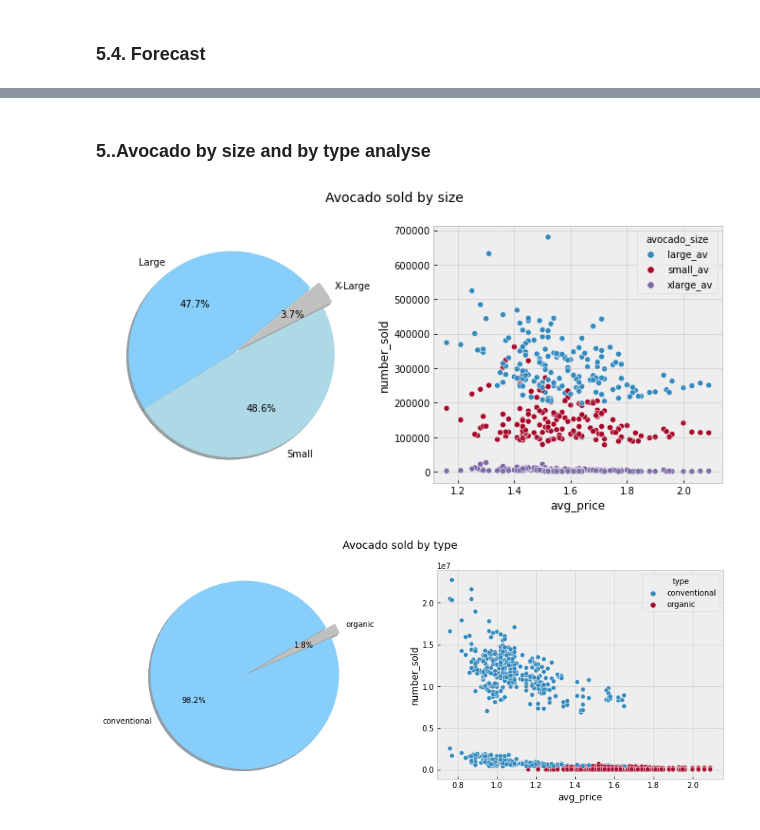
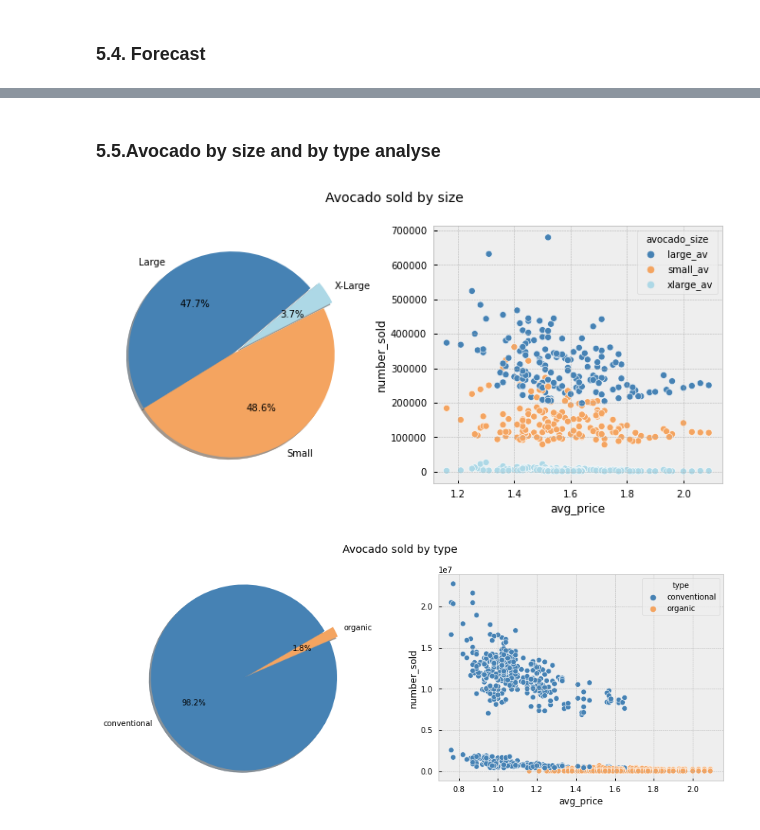
Before and after one commit to samburska/avocado, a Jupyter notebook: avocado.ipynb, the cells around one changed output, grey strips where cells are left out. Drawn from its saved outputs; the diff is of its cells as text; code cells hidden in the pictures.

```diff
--- a/avocado.ipynb
+++ b/avocado.ipynb
@@ -711,38 +711,39 @@ figure=m.plot_components(forecast)
 # %% [markdown]
-### 5..Avocado by size and by type analyse
+### 5.5.Avocado by size and by type analyse
 # %%
 fig, ax = plt.subplots(1,2, figsize = (12, 5))
 
 av_sold_by_size = totals_us_melt.groupby('avocado_size')['number_sold'].sum()
 av_sold_by_size = av_sold_by_size.rename(index = {'small_av' : 'Small', 'large_av' : 'Large', 'xlarge_av' : 'X-Large'})
-colors = ('lightskyblue', 'lightblue', 'silver')
+colors = ('steelblue', 'sandybrown', 'lightblue')
 
 ax[0].pie(av_sold_by_size,
         labels = av_sold_by_size.index,
         autopct='%1.1f%%',
         shadow=True,
         colors = colors,
         explode=(0, 0, 0.1),
         startangle=40)
 
 org = totals_us_melt[totals_us_melt['type'] == 'organic']
 ax[1] = sns.scatterplot(x = 'avg_price',
                         y = 'number_sold',
                         data = org,
-                        hue = 'avocado_size')
+                        hue = 'avocado_size',
+                        palette = colors)
 
 plt.suptitle('Avocado sold by size', fontsize = 14)
 
 plt.savefig(r'files/av_by_size.jpg')
 plt.show()
 # %% [output]
-[figure, old version]
+[figure, new version]
 # %%
 # Scatter plot of nb_sold vs avg_price with title
 fig, ax = plt.subplots(1,2, figsize = (12, 5))
 
 av_type = totals_us_melt.groupby('type')['number_sold'].sum()
-colors = ('lightskyblue', 'silver')
+colors = ['steelblue', 'sandybrown']
 
 ax[0].pie(av_type,
         labels = av_type.index,
@@ -756,7 +757,8 @@ ax[0].axis('equal')
 ax[1] = sns.scatterplot(x= 'avg_price',
                 y = 'number_sold',
                 hue = 'type',
-                data = totals_us_melt)
+                data = totals_us_melt,
+                palette = colors)
 
 plt.suptitle('Avocado sold by type', fontsize = 14)
 plt.tight_layout()
@@ -764,4 +766,4 @@ plt.tight_layout()
 plt.savefig(r'files/av_by_type.jpg')
 plt.show()
 # %% [output]
-[figure, old version]
+[figure, new version]
```
Also changed, not shown: parts of 13 cells of this notebook, 13 other files.
